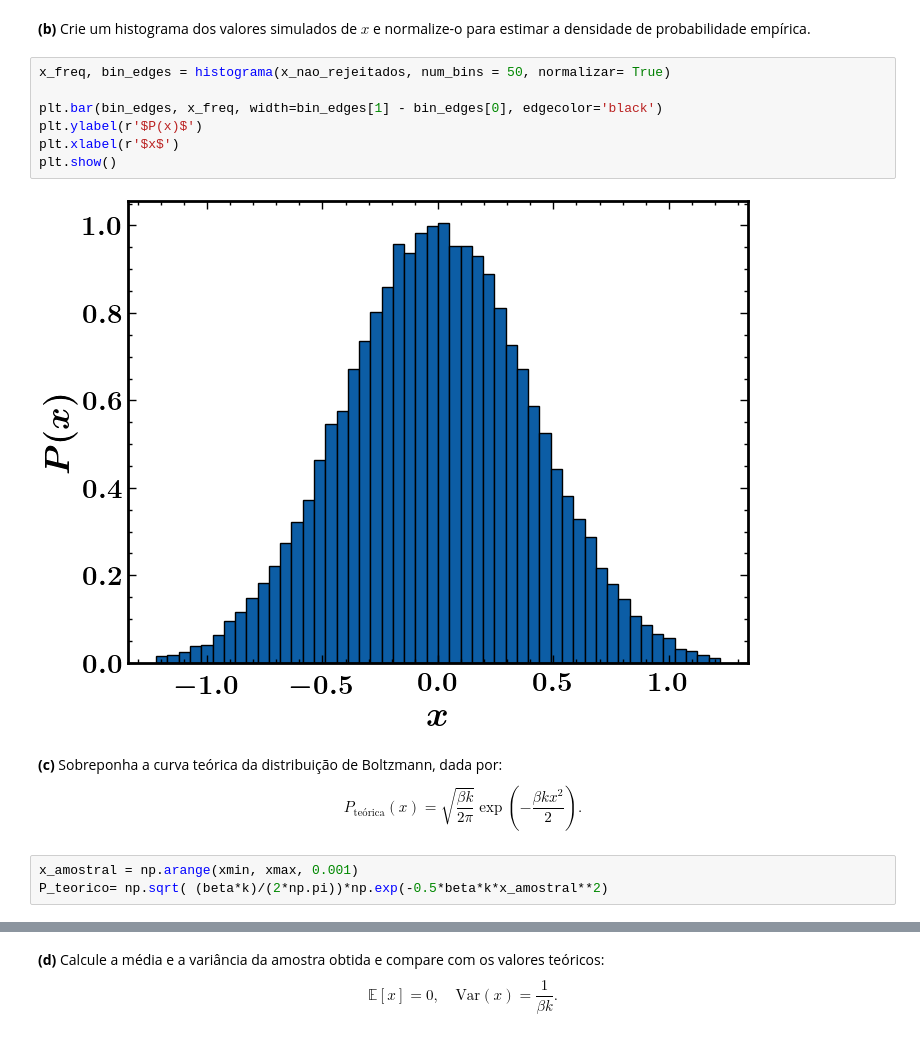
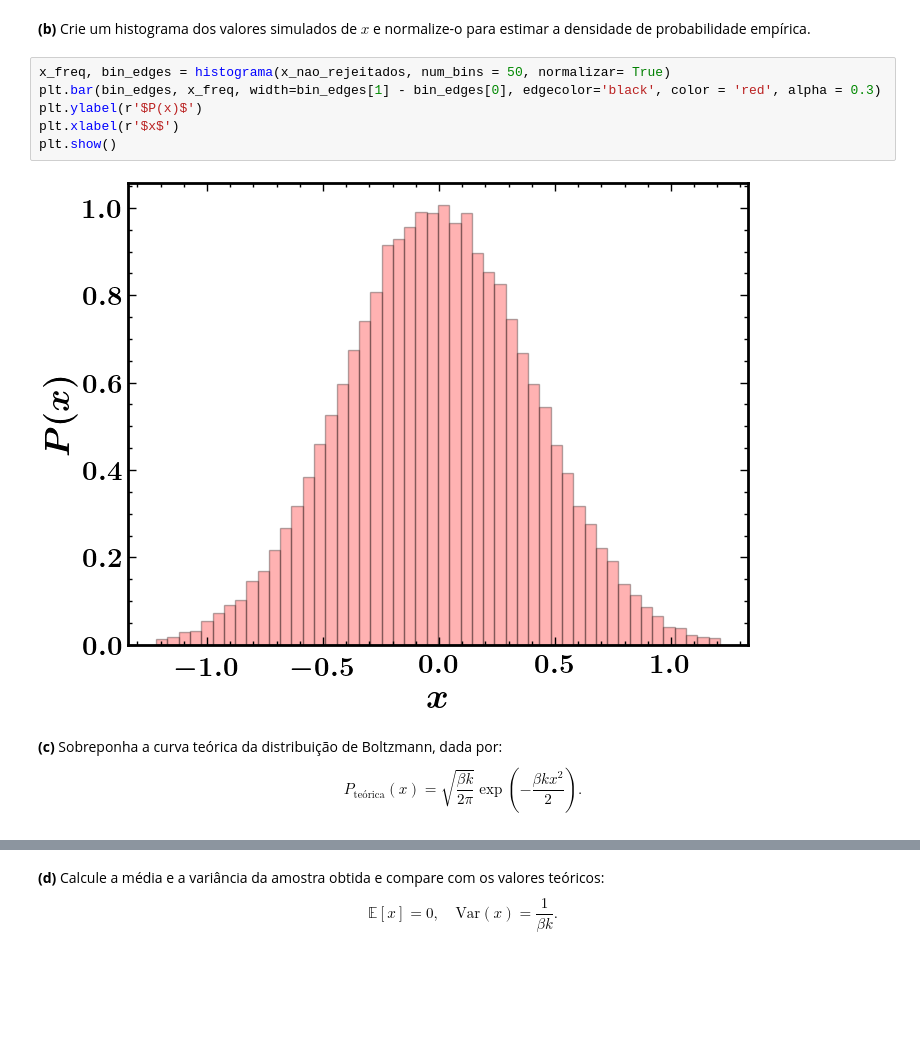
Before and after one commit to walacevale/Monte_Carlo, a Jupyter notebook: Lista 1/Lista1.ipynb, the cells around one changed output, grey strips where cells are left out. Drawn from its saved outputs; the diff is of its cells as text; blank space fills up the shorter version.

```diff
--- a/Lista 1/Lista1.ipynb
+++ b/Lista 1/Lista1.ipynb
@@ -57,18 +57,14 @@ x_nao_rejeitados[:10]
 **(b)** Crie um histograma dos valores simulados de $x$ e normalize-o para estimar a densidade de probabilidade empírica.
 # %%
 x_freq, bin_edges = histograma(x_nao_rejeitados, num_bins = 50, normalizar= True)
-
-plt.bar(bin_edges, x_freq, width=bin_edges[1] - bin_edges[0], edgecolor='black')
+plt.bar(bin_edges, x_freq, width=bin_edges[1] - bin_edges[0], edgecolor='black', color = 'red', alpha = 0.3)
 plt.ylabel(r'$P(x)$')
 plt.xlabel(r'$x$')
 plt.show()
 # %% [output]
-[figure, old version]
+[figure, new version]
 # %% [markdown]
 **(c)** Sobreponha a curva teórica da distribuição de Boltzmann, dada por:
 $$ P_{\text{teórica}}(x) = \sqrt{\frac{\beta k}{2\pi}} \exp\left(-\frac{\beta k x^2}{2}\right).$$
-# %%
-x_amostral = np.arange(xmin, xmax, 0.001)
-P_teorico= np.sqrt( (beta*k)/(2*np.pi))*np.exp(-0.5*beta*k*x_amostral**2)
 # %%
 x_freq, bin_edges = histograma(x_nao_rejeitados, num_bins = 50, normalizar= True)
```
Also changed, not shown: parts of 15 cells of this notebook.
